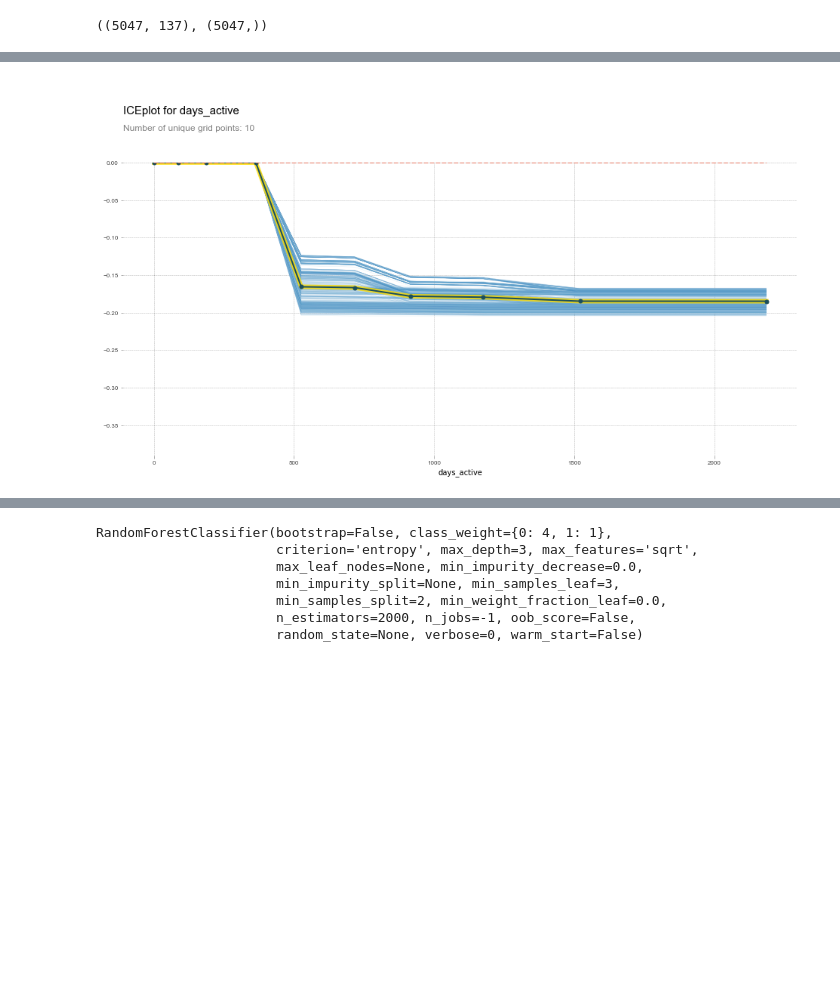
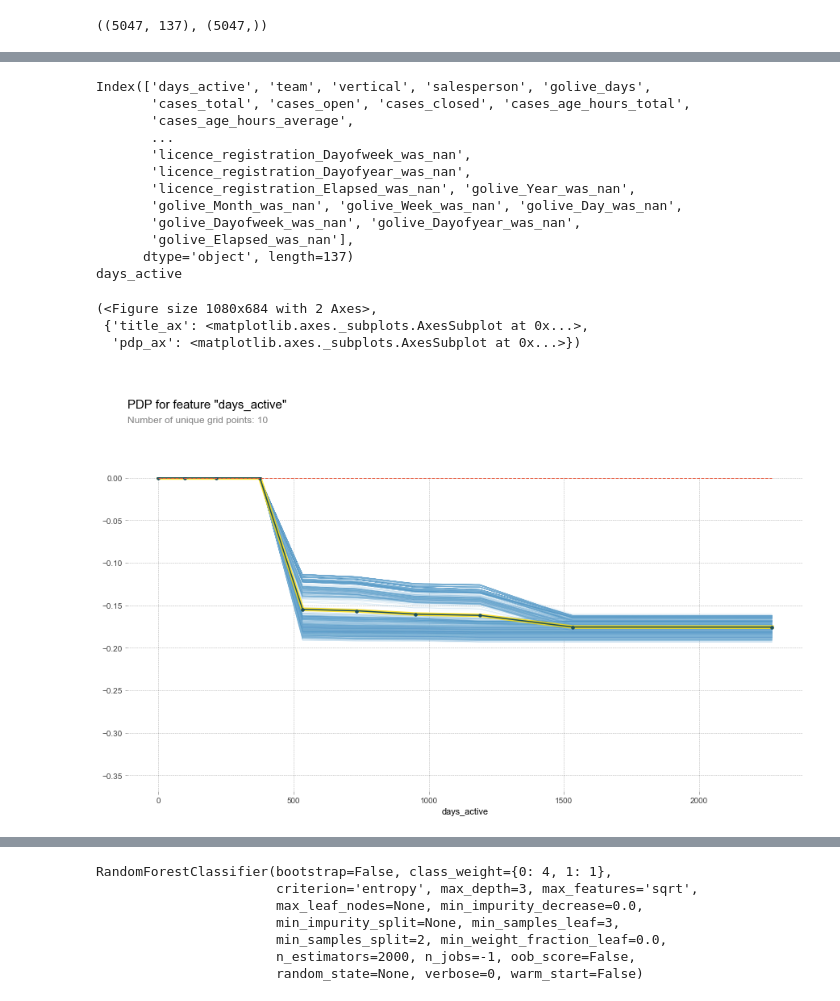
Before and after one commit to justinhennessy/100-days-of-code, a Jupyter notebook: project/churn_train.ipynb, the cells around one changed output, grey strips where cells are left out. Saved outputs shown, nothing was run; the diff lists cells and outputs as text; code cells hidden in the pictures; blank space fills up the shorter version.

```diff
--- a/project/churn_train.ipynb
+++ b/project/churn_train.ipynb
@@ -147,18 +160,33 @@ df_filtered.plot('golive_days', 'days_active', 'scatter', alpha=0.01, figsize=(1
 # %%
 from pdpbox import pdp
 
-x = get_sample(X_train, 1000)
+x = get_sample(X_train, 2000)
 
 def plot_pdp(feat, clusters=None, feat_name=None):
     feat_name = feat_name or feat
-    p = pdp.pdp_isolate(m, x, feat)
+    p = pdp.pdp_isolate(m, x, x.columns,feat)
     return pdp.pdp_plot(p, feat_name, plot_lines=True,
                         cluster=clusters is not None,
                         n_cluster_centers=clusters)
 
 plot_pdp('days_active')
 # %% [output]
+Index(['days_active', 'team', 'vertical', 'salesperson', 'golive_days',
+       'cases_total', 'cases_open', 'cases_closed', 'cases_age_hours_total',
+       'cases_age_hours_average',
+       ...
+       'licence_registration_Dayofweek_was_nan',
+       'licence_registration_Dayofyear_was_nan',
+       'licence_registration_Elapsed_was_nan', 'golive_Year_was_nan',
+       'golive_Month_was_nan', 'golive_Week_was_nan', 'golive_Day_was_nan',
+       'golive_Dayofweek_was_nan', 'golive_Dayofyear_was_nan',
+       'golive_Elapsed_was_nan'],
+      dtype='object', length=137)
+days_active
+(<Figure size 1080x684 with 2 Axes>,
+ {'title_ax': <matplotlib.axes._subplots.AxesSubplot at 0x...>,
+  'pdp_ax': <matplotlib.axes._subplots.AxesSubplot at 0x...>})
-[figure, old version]
+[figure, new version]
 # %%
 plot_pdp('days_active', clusters=5)
 # %% [output]
```
Also changed, not shown: parts of 9 cells of this notebook, 2 other files.
